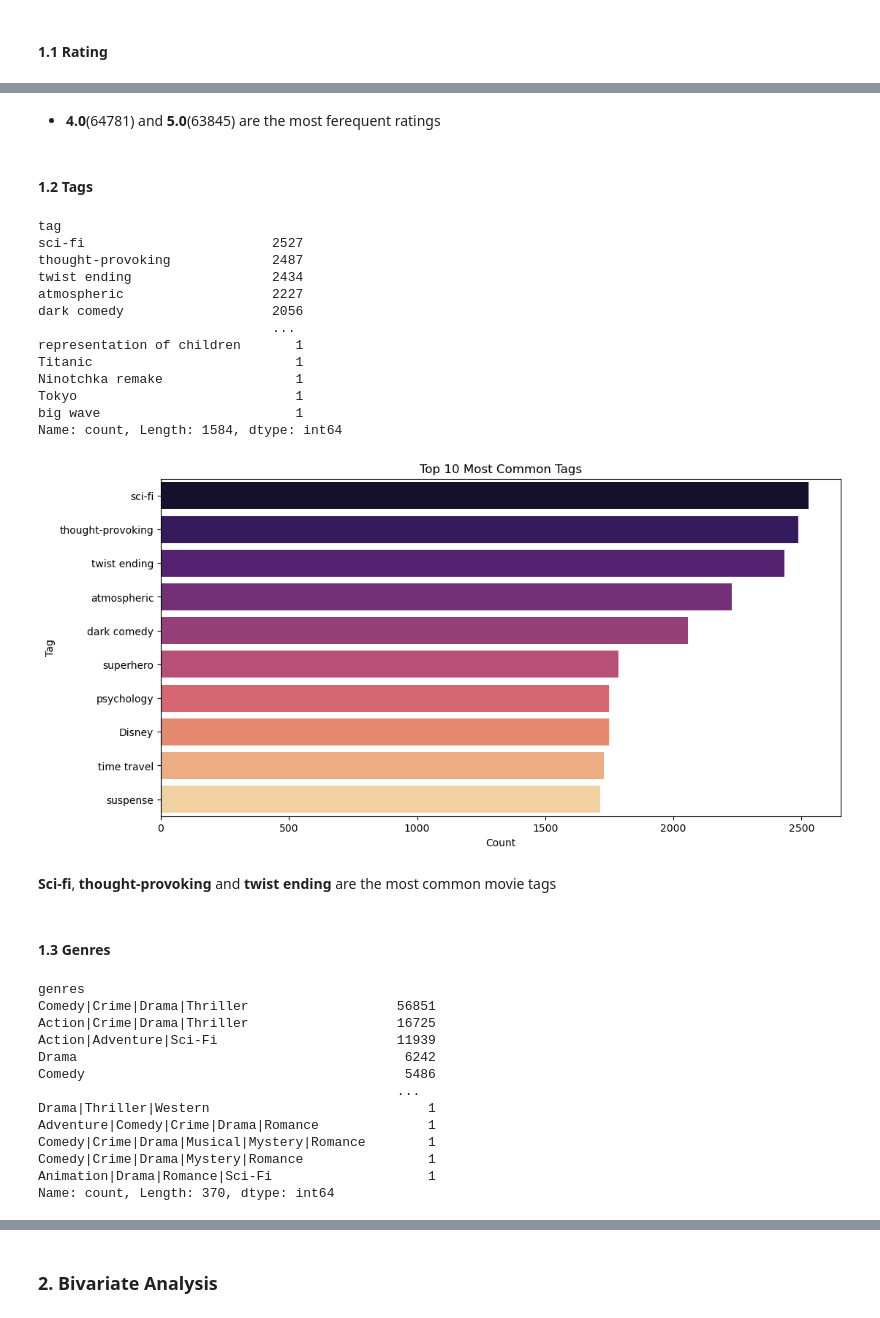
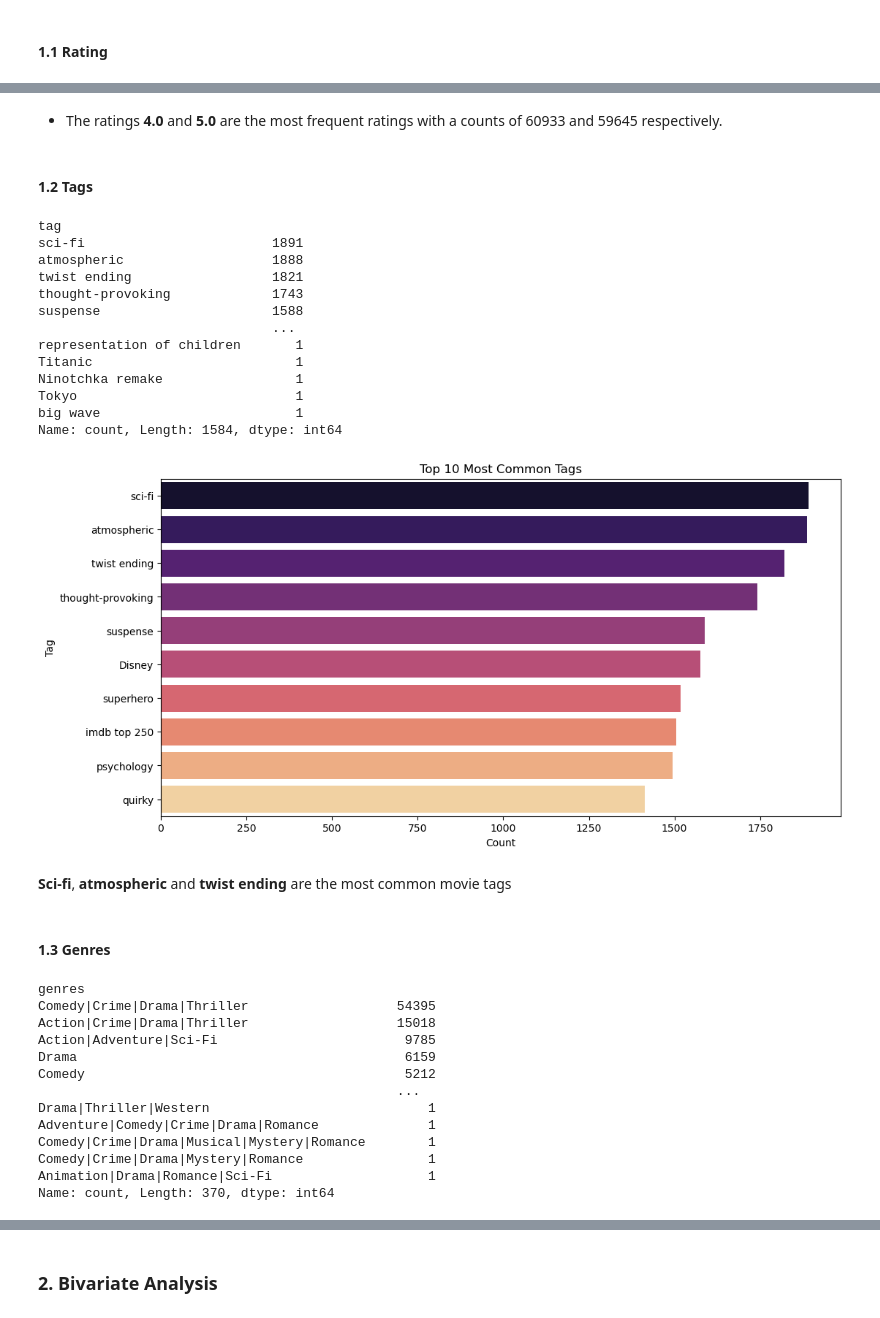
Before and after one commit to am-eric/Movie-recommendation-system, a Jupyter notebook: analysis.ipynb, the cells around one changed output, grey strips where cells are left out. Saved outputs shown, nothing was run; the diff lists cells and outputs as text; code cells hidden in the pictures.

```diff
--- a/analysis.ipynb
+++ b/analysis.ipynb
@@ -231,0 +274,2 @@ merged_df.head()
+# %%
+cleaned_df=merged_df.drop_duplicates()
@@ -273,16 +348,16 @@ for p in ax.patches:
 # %% [markdown]
-- **4.0**(64781) and **5.0**(63845) are the most ferequent ratings
+* The ratings **4.0** and **5.0** are the  most frequent ratings with a counts of 60933 and 59645 respectively.
 # %% [markdown]
 #### 1.2 Tags
 # %%
-merged_df['tag'].value_counts()
+cleaned_df['tag'].value_counts()
 # %% [output]
 tag
-sci-fi                        2527
-thought-provoking             2487
-twist ending                  2434
-atmospheric                   2227
-dark comedy                   2056
+sci-fi                        1891
+atmospheric                   1888
+twist ending                  1821
+thought-provoking             1743
+suspense                      1588
                               ...
 representation of children       1
 Titanic                          1
@@ -292,32 +367,32 @@ big wave                         1
 Name: count, Length: 1584, dtype: int64
 # %%
 # Number of occurrences for each tag
-tag_counts = merged_df['tag'].value_counts()
+tag_counts = cleaned_df['tag'].value_counts()
 
 # Plot the top 10 most common tags
 top_10_tags = tag_counts.head(10)
 
 plt.figure(figsize=(12, 6))
 sns.barplot(x=top_10_tags.values, y=top_10_tags.index, palette='magma')
 plt.title("Top 10 Most Common Tags")
 plt.xlabel("Count")
 plt.ylabel("Tag")
 plt.show()
 # %% [output]
-[figure, old version]
+[figure, new version]
 # %% [markdown]
-**Sci-fi**, **thought-provoking** and **twist ending** are the most common movie tags
+**Sci-fi**, **atmospheric** and **twist ending** are the most common movie tags
 # %% [markdown]
 #### 1.3 Genres
 # %%
-merged_df['genres'].value_counts()
+cleaned_df['genres'].value_counts()
 # %% [output]
 genres
-Comedy|Crime|Drama|Thriller                   56851
-Action|Crime|Drama|Thriller                   16725
-Action|Adventure|Sci-Fi                       11939
-Drama                                          6242
-Comedy                                         5486
+Comedy|Crime|Drama|Thriller                   54395
+Action|Crime|Drama|Thriller                   15018
+Action|Adventure|Sci-Fi                        9785
+Drama                                          6159
+Comedy                                         5212
                                               ...
 Drama|Thriller|Western                            1
 Adventure|Comedy|Crime|Drama|Romance              1
```
Also changed, not shown: parts of 51 cells of this notebook.
